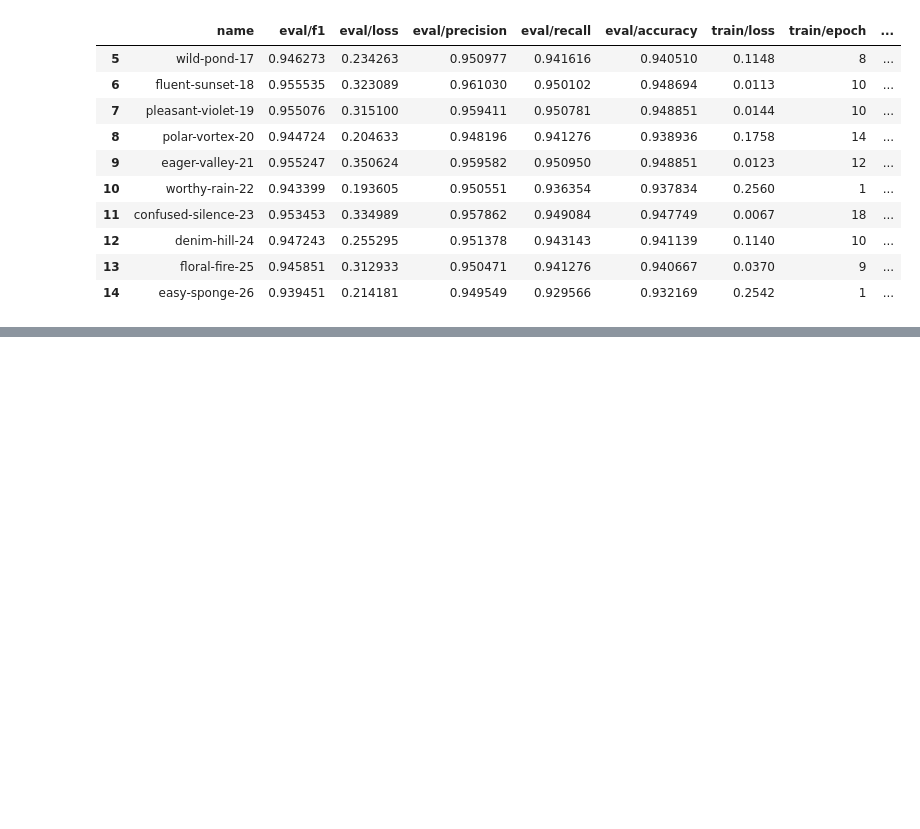
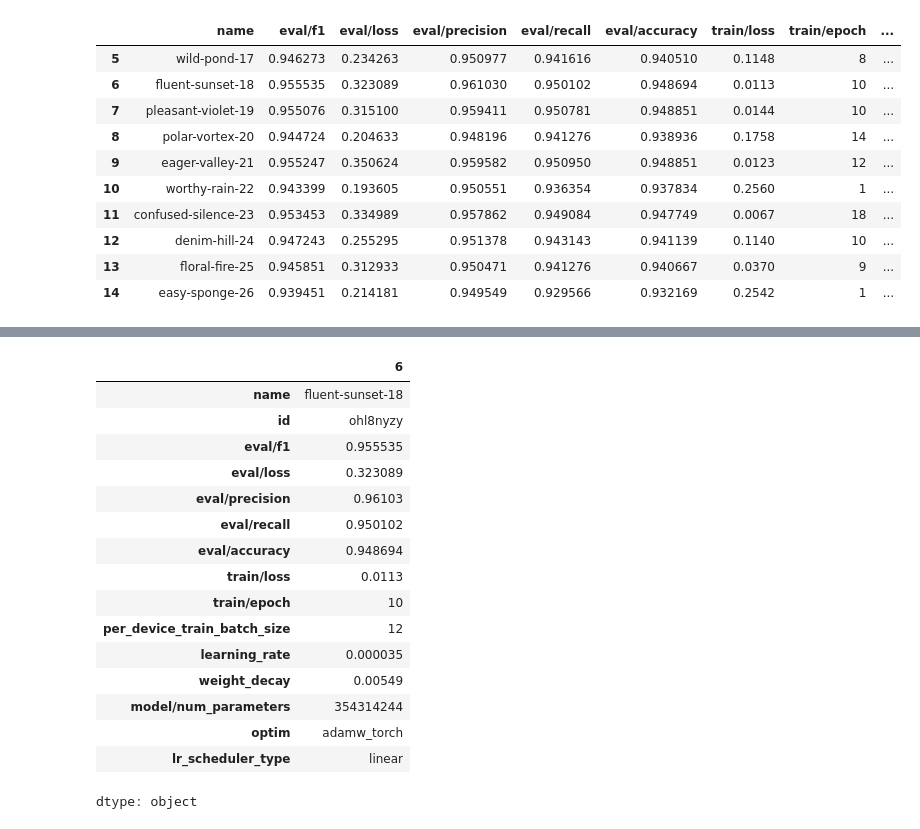
Before and after one commit to Cogniveon/nlpcw, a Jupyter notebook: evaluation.ipynb, the cells around one changed output, grey strips where cells are left out. Saved outputs shown, nothing was run; the diff lists cells and outputs as text; code cells hidden in the pictures; blank space fills up the shorter version.

```diff
--- a/evaluation.ipynb
+++ b/evaluation.ipynb
@@ -198,0 +206,22 @@ plt.show()
+# %%
+best_run_id = runs_df['eval/f1'].idxmax()
+best_run = runs_df.loc[best_run_id]
+best_run
+# %% [output]
+|  | 6 |
+| name | fluent-sunset-18 |
+| id | ohl8nyzy |
+| eval/f1 | 0.955535 |
+| eval/loss | 0.323089 |
+| eval/precision | 0.96103 |
+| eval/recall | 0.950102 |
+| eval/accuracy | 0.948694 |
+| train/loss | 0.0113 |
+| train/epoch | 10 |
+| per_device_train_batch_size | 12 |
+| learning_rate | 0.000035 |
+| weight_decay | 0.00549 |
+| model/num_parameters | 354314244 |
+| optim | adamw_torch |
+| lr_scheduler_type | linear |
+dtype: object
```
Also changed, not shown: parts of 10 cells of this notebook.
